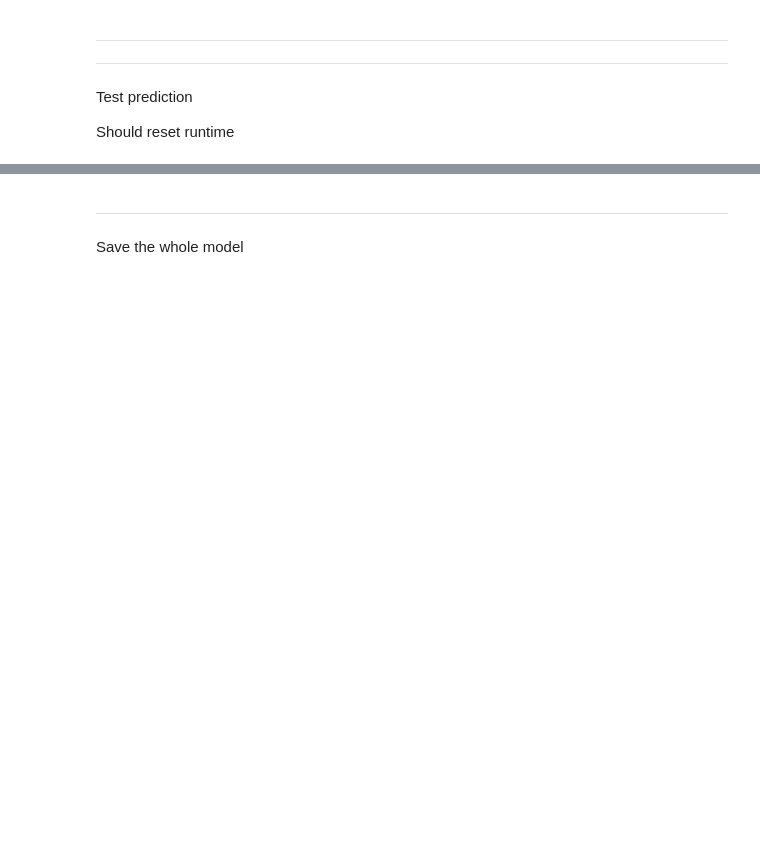
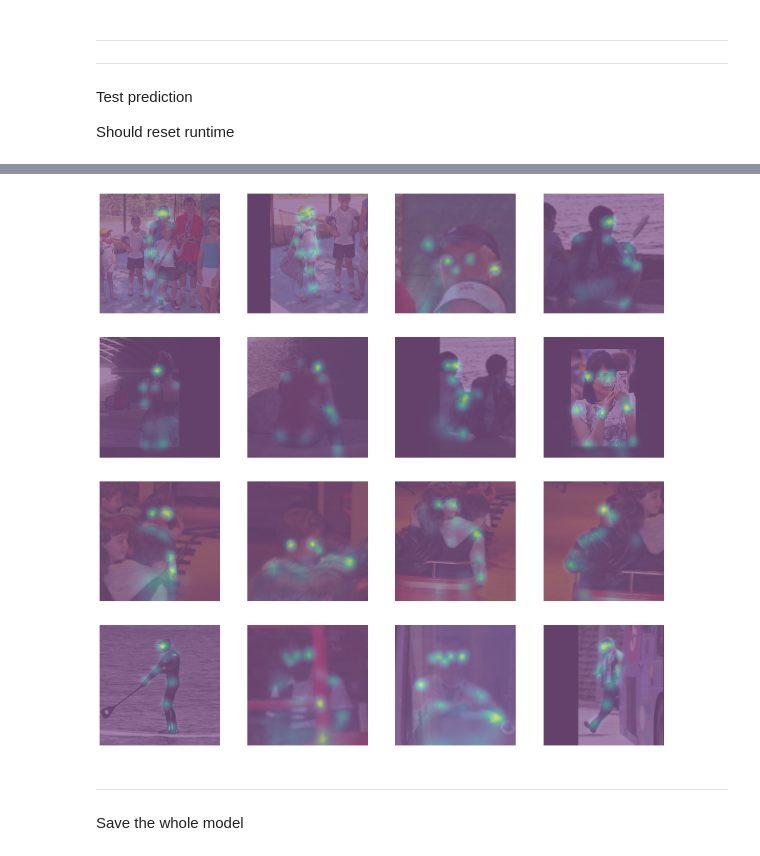
Before and after one commit to MindlessBoid/single-person-pose-estimation, a Jupyter notebook: Train.ipynb, the cells around one changed output, grey strips where cells are left out. Cells and saved outputs as stored; diff of their text form; code cells hidden in the pictures; blank space fills up the shorter version.

```diff
--- a/Train.ipynb
+++ b/Train.ipynb
@@ -152,2 +174,2 @@ import tensorflow as tf
 # %%
-trainer = Trainer(model, ds_builder, epochs = 20, learning_rate = 0.001, config = cfg)
+trainer = Trainer(model, ds_builder, epochs = 15, learning_rate = 1e-3, loss_str = 'mse', config = cfg)
@@ -159 +184,3 @@ ds = ds_builder.get_ds_prediction()
+# %%
+ds_train, ds_valid = ds_builder.build_datasets()
 # %%
@@ -163,5 +191,7 @@ pred1, pred2, pred3, pred4 = loaded_model.predict(ds)
+# %%
+pred = loaded_model.predict(ds_valid.take(5))
 # %%
-it = iter(ds)
+it = iter(ds_valid)
 # %%
 images_batch, heatmaps_batch = next(it)
 # %%
@@ -176,13 +208,13 @@ for i in range(16):
 # %%
-#RME loss
-
 plt.figure(figsize=(20,20))
 for i in range(16):
     ax = plt.subplot(16/4, 16/4, i + 1)
     plt.imshow(images_batch[i], cmap = 'gray', alpha = 0.5)
-    p = tf.image.resize(pred4[i+16], (256,256))
+    p = tf.image.resize(pred[-1][i+16], (256,256))
     plt.imshow(tf.reduce_sum(p, axis = -1), alpha = 0.5)
     plt.axis("off")
+# %% [output]
+[figure, added]
 # %% [markdown]
 
 
```
Also changed, not shown: parts of 17 cells of this notebook, 9 other files.
